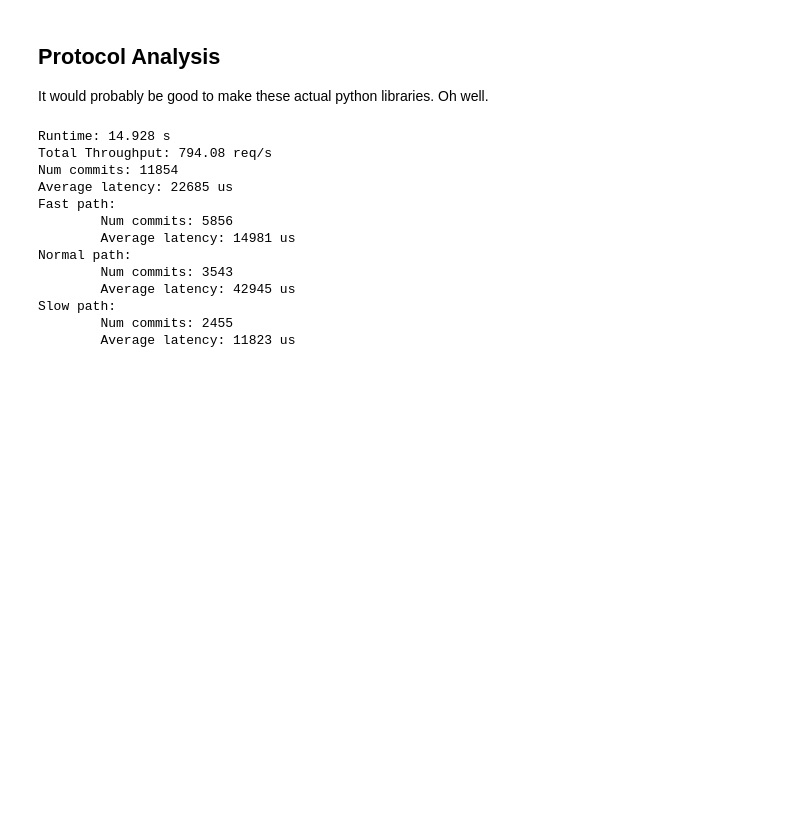
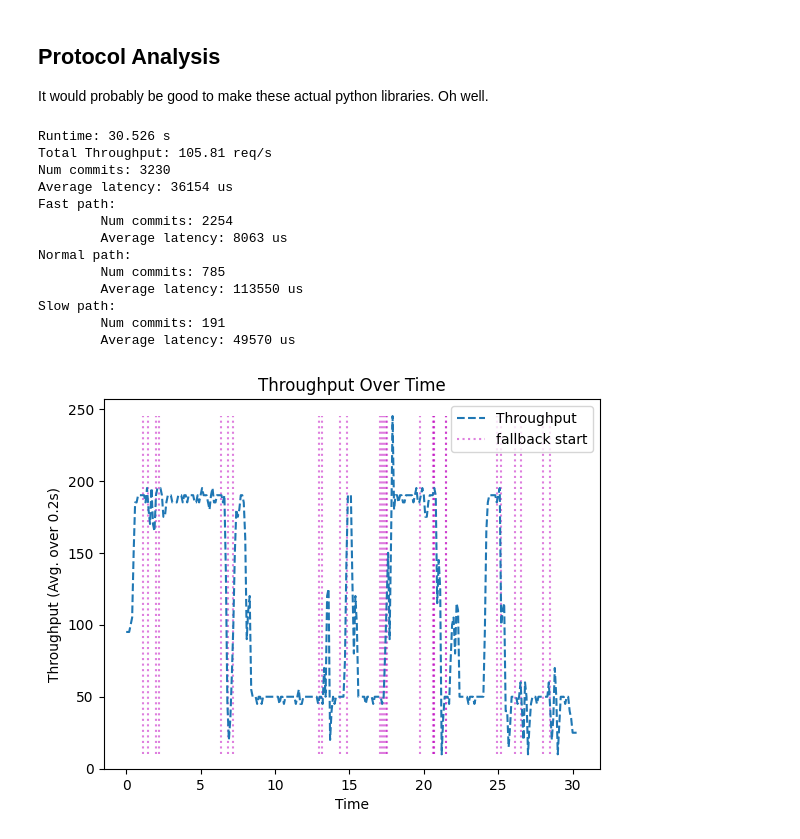
Before and after one commit to dqian3/DOM-BFT, a Jupyter notebook: results/analysis.ipynb, the cells around one changed output. Drawn from its saved outputs; the diff is of its cells as text; code cells hidden in the pictures; blank space fills up the shorter version.

```diff
--- a/results/analysis.ipynb
+++ b/results/analysis.ipynb
@@ -7,7 +7,7 @@ It would probably be good to make these actual python libraries. Oh well.
 
 from pathlib import Path
 
-filename="local_if_10.log"
+filename="dev_sr100.log"
 
 if not Path(filename).exists():
     !cat ../logs/replica*.log ../logs/client*.log | grep PERF >{filename}
@@ -68,7 +68,10 @@ for c_id in range(n_clients):
 
     for x, y in zip(seq, seq[1:]):
         if (y-x) > 1:
-            print(f"Client missed commits between {x}-{y}")
+            print(f"Client {c_id} missed commits between {x}-{y}")
+
+        if x == y:
+            print(f"Client {c_id} repeated commits {x}")
 # %%
 # Get general stats
 runtime = (commits[-1]["time"] - commits[0]["time"]).total_seconds()
@@ -98,25 +101,25 @@ print(f"\tNum commits: {len(slow)}")
 if len(slow) > 0:
     print(f"\tAverage latency: {sum(c['latency'] for c in slow) / len(slow):.0f} us")
 # %% [output]
-Runtime: 14.928 s
-Total Throughput: 794.08 req/s
-Num commits: 11854
-Average latency: 22685 us
+Runtime: 30.526 s
+Total Throughput: 105.81 req/s
+Num commits: 3230
+Average latency: 36154 us
 Fast path:
-        Num commits: 5856
-        Average latency: 14981 us
+        Num commits: 2254
+        Average latency: 8063 us
 Normal path:
-        Num commits: 3543
-        Average latency: 42945 us
+        Num commits: 785
+        Average latency: 113550 us
 Slow path:
-        Num commits: 2455
-        Average latency: 11823 us
+        Num commits: 191
+        Average latency: 49570 us
 # %%
 # Get the throughput over periods of 100ms every 10ms
 
 import numpy as np
 
-w_size = 0.5 #s
+w_size = 0.2 #s
 resolution = 0.1 #s
 
 start_time = commits[0]["time"]
@@ -180,6 +170,23 @@ fallback_starts_t = [
     (x["time"] - start_time).total_seconds()
     for x in fallback_starts
 ]
+# %%
+# Plot throughput over time
+import matplotlib.pyplot as plt
+
+
+plt.plot(times, throughput, label='Throughput', linestyle="--")
+plt.vlines(fallback_starts_t, min(throughput), max(throughput), color='m', linestyle='dotted', label='fallback start', alpha=0.5)
+
+plt.title('Throughput Over Time')
+plt.xlabel('Time')
+plt.ylabel(f'Throughput (Avg. over {w_size}s)')
+plt.legend()
+
+plt.ylim(0, None)
+plt.show()
+# %% [output]
+[figure, added]
 # %%
 # Same graph, but with indications of which type of commit was done
 
```
Also changed, not shown: parts of 2 cells of this notebook, 6 other files.
